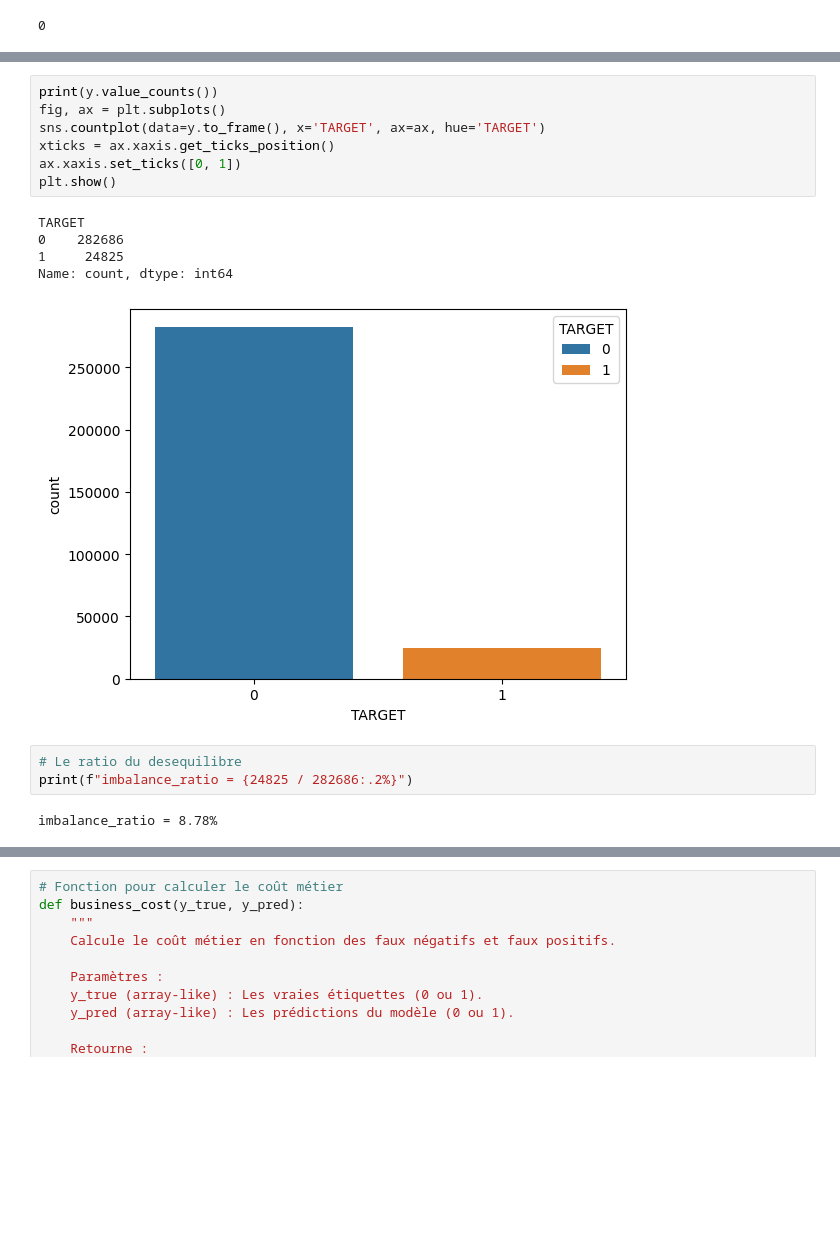
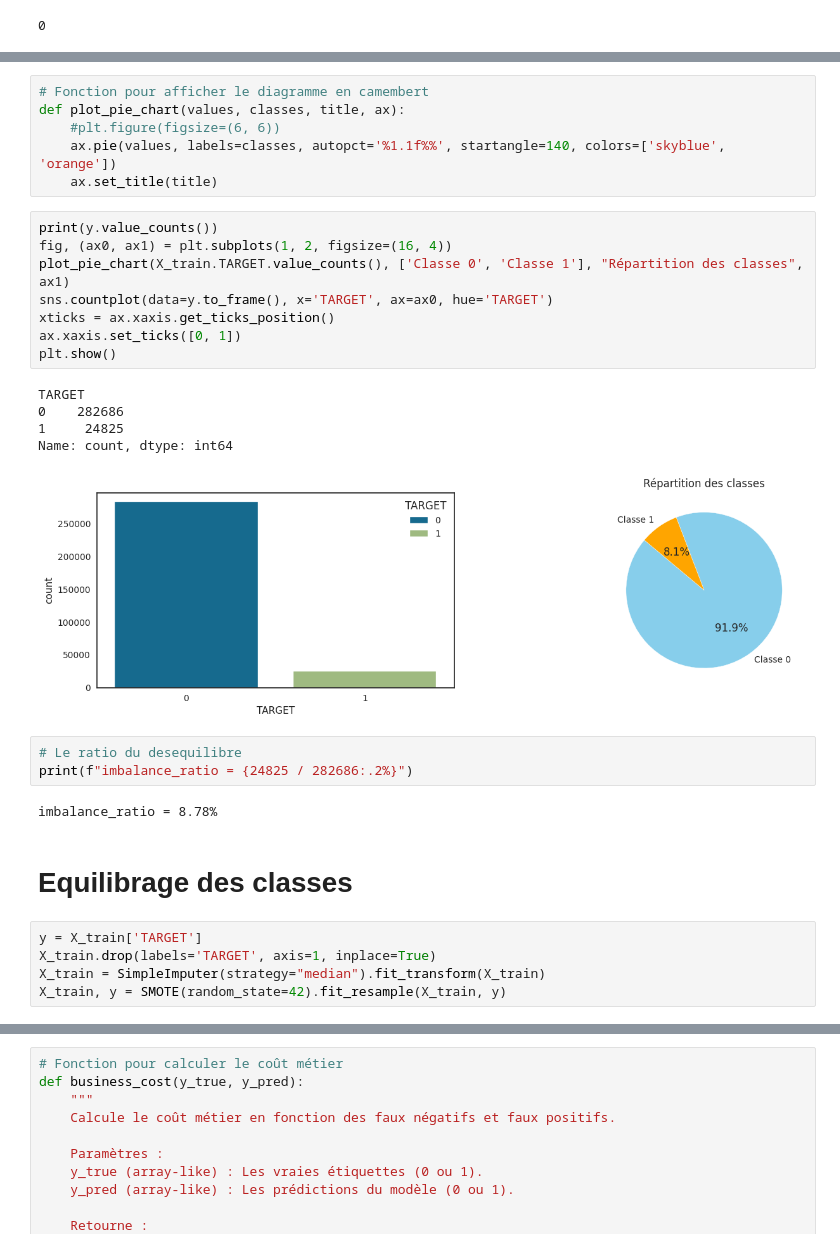
Before and after one commit to amadousysada/scoring-model, a Jupyter notebook: 03_modelisation.ipynb, the cells around one changed output, grey strips where cells are left out. Saved outputs shown, nothing was run; the diff lists cells and outputs as text; blank space fills up the shorter version.

```diff
--- a/03_modelisation.ipynb
+++ b/03_modelisation.ipynb
@@ -74,18 +66,32 @@ X_Xtrain.shape, X_valid.shape
+# %%
+# Fonction pour afficher le diagramme en camembert
+def plot_pie_chart(values, classes, title, ax):
+    #plt.figure(figsize=(6, 6))
+    ax.pie(values, labels=classes, autopct='%1.1f%%', startangle=140, colors=['skyblue', 'orange'])
+    ax.set_title(title)
 # %%
 print(y.value_counts())
-fig, ax = plt.subplots()
-sns.countplot(data=y.to_frame(), x='TARGET', ax=ax, hue='TARGET')
+fig, (ax0, ax1) = plt.subplots(1, 2, figsize=(16, 4))
+plot_pie_chart(X_train.TARGET.value_counts(), ['Classe 0', 'Classe 1'], "Répartition des classes", ax1)
+sns.countplot(data=y.to_frame(), x='TARGET', ax=ax0, hue='TARGET')
 xticks = ax.xaxis.get_ticks_position()
 ax.xaxis.set_ticks([0, 1])
 plt.show()
 # %% [output]
 TARGET
 0    282686
 1     24825
 Name: count, dtype: int64
-[figure, old version]
+[figure, new version]
 # %%
 # Le ratio du desequilibre
 print(f"imbalance_ratio = {24825 / 282686:.2%}")
 # %% [output]
 imbalance_ratio = 8.78%
+# %% [markdown]
+# Equilibrage des classes
+# %%
+y = X_train['TARGET']
+X_train.drop(labels='TARGET', axis=1, inplace=True)
+X_train = SimpleImputer(strategy="median").fit_transform(X_train)
+X_train, y = SMOTE(random_state=42).fit_resample(X_train, y)
```
Also changed, not shown: parts of 17 cells of this notebook.
